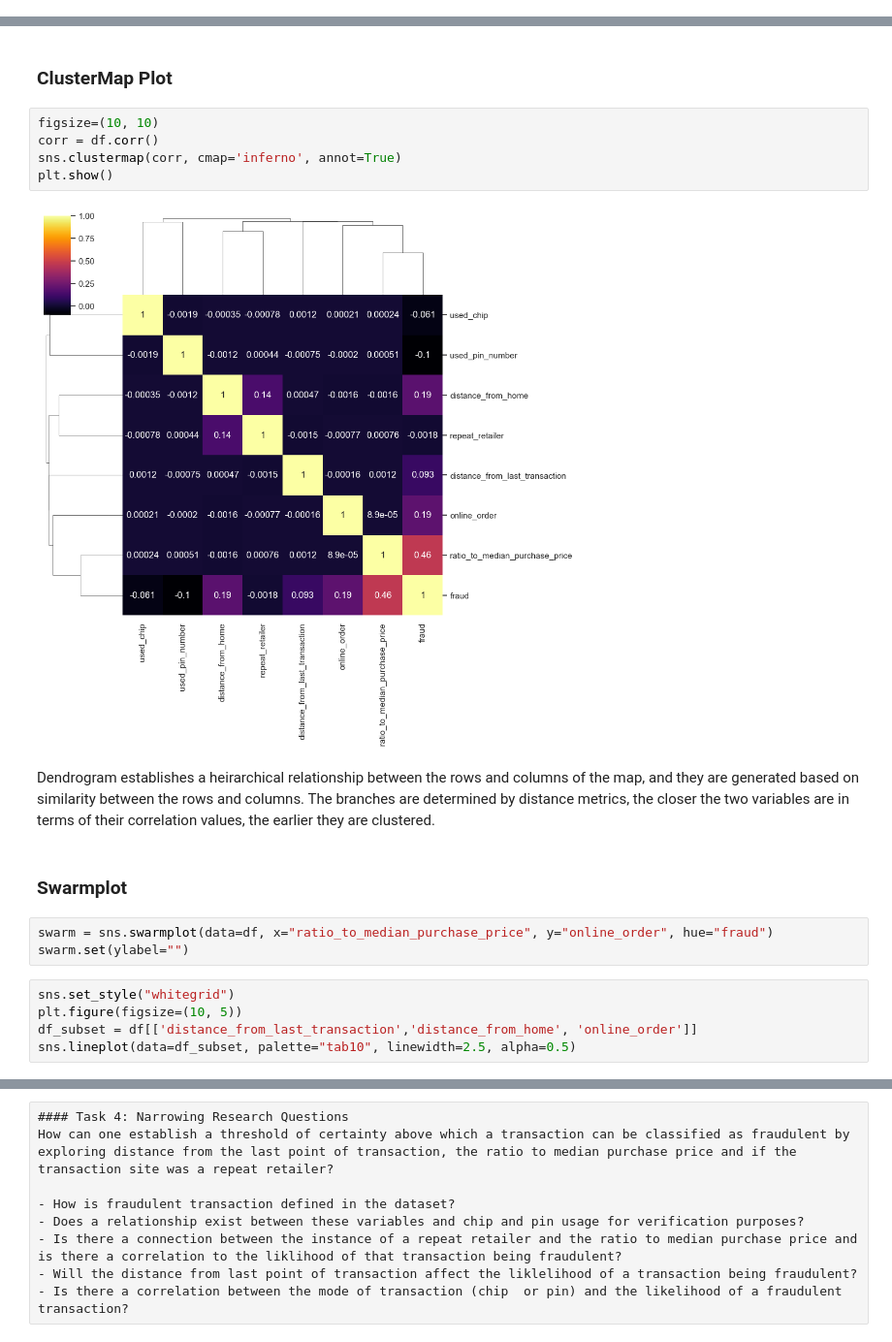
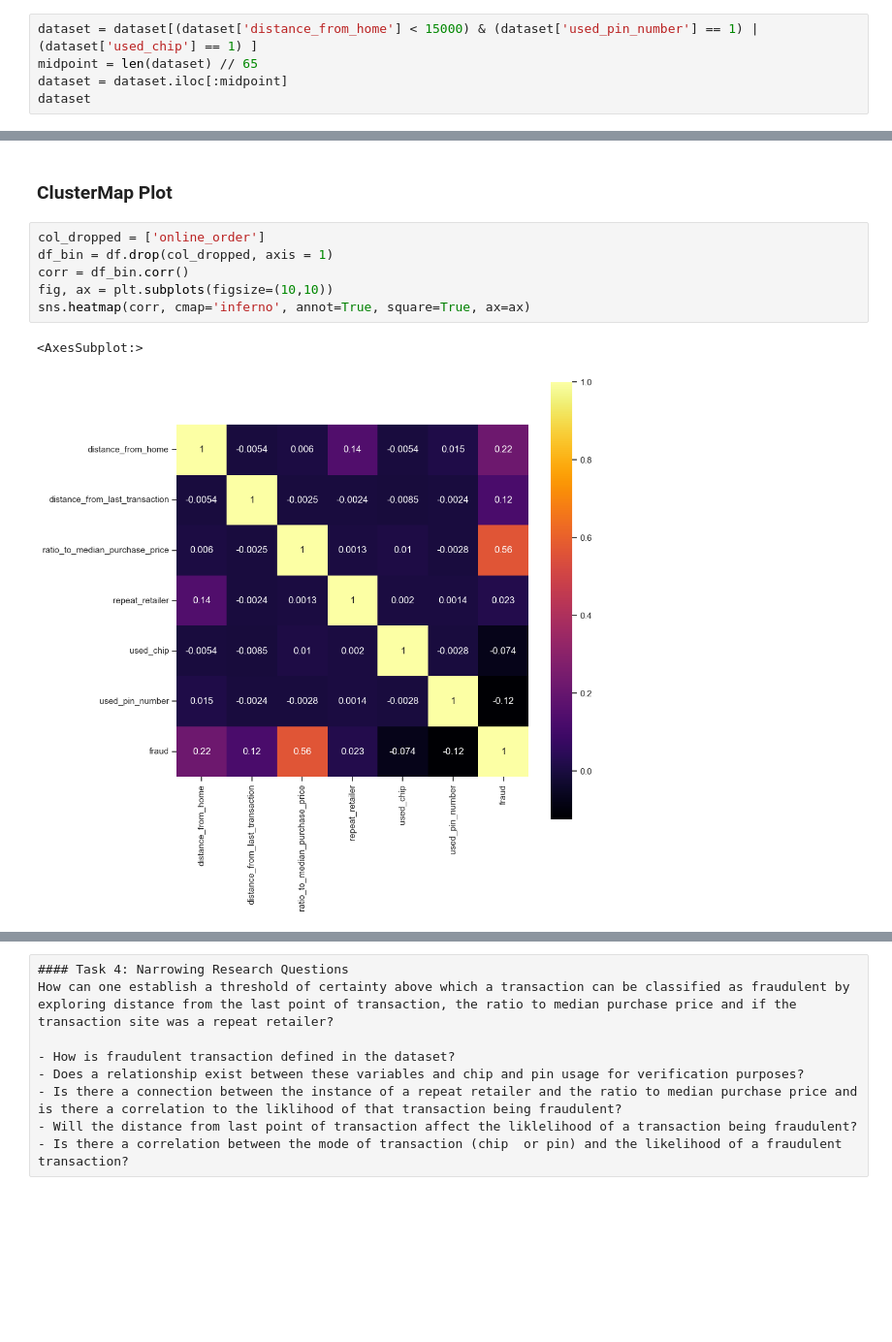
Before and after one commit to KarimKhalil33/CreditCard-Fraud-Data-Analysis, a Jupyter notebook: analysis/analysis1.ipynb, the cells around one changed output, grey strips where cells are left out. Shown at 97% size. Saved outputs shown, nothing was run; the diff lists cells and outputs as text; blank space fills up the shorter version.

```diff
--- a/analysis/analysis1.ipynb
+++ b/analysis/analysis1.ipynb
@@ -23,0 +33,5 @@ dataset.head(n=10)
+# %%
+dataset = dataset[(dataset['distance_from_home'] < 15000) & (dataset['used_pin_number'] == 1) | (dataset['used_chip'] == 1) ]
+midpoint = len(dataset) // 65
+dataset = dataset.iloc[:midpoint]
+dataset
@@ -243,21 +325,11 @@ plt.show()
 # %% [markdown]
 ### ClusterMap Plot
 # %%
-figsize=(10, 10)
-corr = df.corr()
-sns.clustermap(corr, cmap='inferno', annot=True)
-plt.show()
+col_dropped = ['online_order']
+df_bin = df.drop(col_dropped, axis = 1)
+corr = df_bin.corr()
+fig, ax = plt.subplots(figsize=(10,10))
+sns.heatmap(corr, cmap='inferno', annot=True, square=True, ax=ax)
 # %% [output]
+<AxesSubplot:>
-[figure, old version]
+[figure, new version]
-# %% [markdown]
-Dendrogram establishes a heirarchical relationship between the rows and columns of the map, and they are generated based on similarity between the rows and columns. The branches are determined by distance metrics, the closer the two variables are in terms of their correlation values, the earlier they are clustered.
-# %% [markdown]
-### Swarmplot
-# %%
-swarm = sns.swarmplot(data=df, x="ratio_to_median_purchase_price", y="online_order", hue="fraud")
-swarm.set(ylabel="")
-# %%
-sns.set_style("whitegrid")
-plt.figure(figsize=(10, 5))
-df_subset = df[['distance_from_last_transaction','distance_from_home', 'online_order']]
-sns.lineplot(data=df_subset, palette="tab10", linewidth=2.5, alpha=0.5)
```
Also changed, not shown: parts of 34 cells of this notebook, 3 other files.
